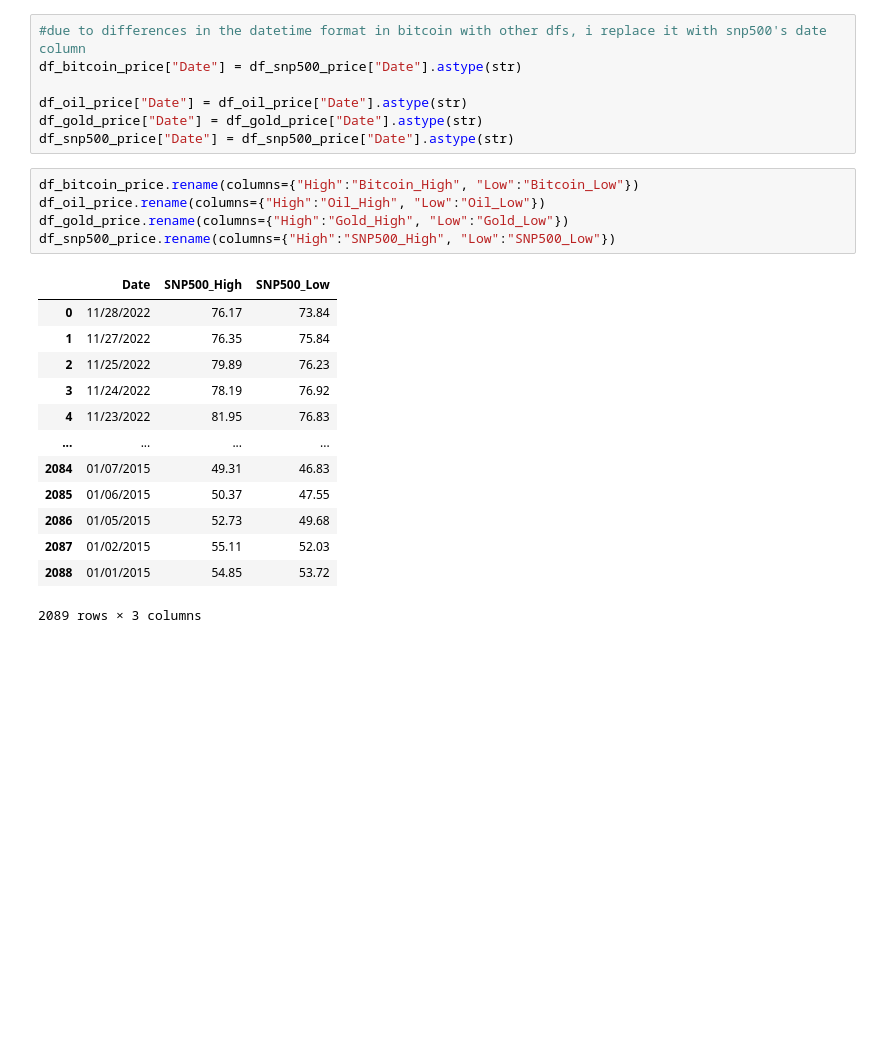
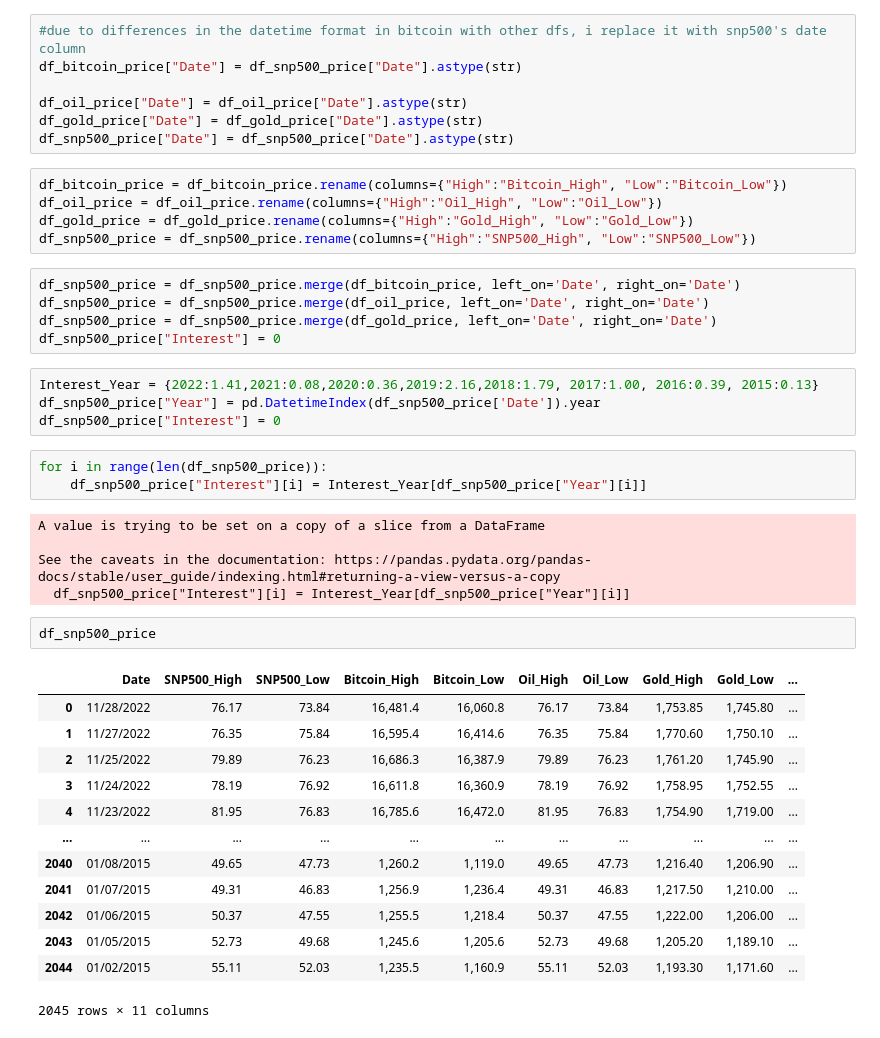
Before and after one commit to RyanKusnadi/data-engineering-pipeline-predicting-SNP500-price, a Jupyter notebook: ETL of Historical CSV data.ipynb, the cells around one changed output. Saved outputs shown, nothing was run; the diff lists cells and outputs as text; blank space fills up the shorter version.

Commit message:
Historical Data Processing Completed

```diff
--- a/ETL of Historical CSV data.ipynb
+++ b/ETL of Historical CSV data.ipynb
@@ -64,21 +64,40 @@ df_oil_price["Date"] = df_oil_price["Date"].astype(str)
 df_gold_price["Date"] = df_gold_price["Date"].astype(str)
 df_snp500_price["Date"] = df_snp500_price["Date"].astype(str)
 # %%
-df_bitcoin_price.rename(columns={"High":"Bitcoin_High", "Low":"Bitcoin_Low"})
-df_oil_price.rename(columns={"High":"Oil_High", "Low":"Oil_Low"})
-df_gold_price.rename(columns={"High":"Gold_High", "Low":"Gold_Low"})
-df_snp500_price.rename(columns={"High":"SNP500_High", "Low":"SNP500_Low"})
+df_bitcoin_price = df_bitcoin_price.rename(columns={"High":"Bitcoin_High", "Low":"Bitcoin_Low"})
+df_oil_price = df_oil_price.rename(columns={"High":"Oil_High", "Low":"Oil_Low"})
+df_gold_price = df_gold_price.rename(columns={"High":"Gold_High", "Low":"Gold_Low"})
+df_snp500_price = df_snp500_price.rename(columns={"High":"SNP500_High", "Low":"SNP500_Low"})
-# %% [output]
-|  | Date | SNP500_High | SNP500_Low |
-| 0 | 11/28/2022 | 76.17 | 73.84 |
-| 1 | 11/27/2022 | 76.35 | 75.84 |
-| 2 | 11/25/2022 | 79.89 | 76.23 |
-| 3 | 11/24/2022 | 78.19 | 76.92 |
-| 4 | 11/23/2022 | 81.95 | 76.83 |
-| ... | ... | ... | ... |
-| 2084 | 01/07/2015 | 49.31 | 46.83 |
-| 2085 | 01/06/2015 | 50.37 | 47.55 |
-| 2086 | 01/05/2015 | 52.73 | 49.68 |
-| 2087 | 01/02/2015 | 55.11 | 52.03 |
-| 2088 | 01/01/2015 | 54.85 | 53.72 |
-2089 rows × 3 columns
+# %%
+df_snp500_price = df_snp500_price.merge(df_bitcoin_price, left_on='Date', right_on='Date')
+df_snp500_price = df_snp500_price.merge(df_oil_price, left_on='Date', right_on='Date')
+df_snp500_price = df_snp500_price.merge(df_gold_price, left_on='Date', right_on='Date')
+df_snp500_price["Interest"] = 0
+# %%
+Interest_Year = {2022:1.41,2021:0.08,2020:0.36,2019:2.16,2018:1.79, 2017:1.00, 2016:0.39, 2015:0.13}
+df_snp500_price["Year"] = pd.DatetimeIndex(df_snp500_price['Date']).year
+df_snp500_price["Interest"] = 0
+# %%
+for i in range(len(df_snp500_price)):
+    df_snp500_price["Interest"][i] = Interest_Year[df_snp500_price["Year"][i]]
+# %% [output]
+A value is trying to be set on a copy of a slice from a DataFrame
+
+See the caveats in the documentation: https://pandas.pydata.org/pandas-docs/stable/user_guide/indexing.html#returning-a-view-versus-a-copy
+  df_snp500_price["Interest"][i] = Interest_Year[df_snp500_price["Year"][i]]
+# %%
+df_snp500_price
+# %% [output]
+|  | Date | SNP500_High | SNP500_Low | Bitcoin_High | Bitcoin_Low | Oil_High | Oil_Low | Gold_High | Gold_Low | ... |
+| 0 | 11/28/2022 | 76.17 | 73.84 | 16,481.4 | 16,060.8 | 76.17 | 73.84 | 1,753.85 | 1,745.80 | ... |
+| 1 | 11/27/2022 | 76.35 | 75.84 | 16,595.4 | 16,414.6 | 76.35 | 75.84 | 1,770.60 | 1,750.10 | ... |
+| 2 | 11/25/2022 | 79.89 | 76.23 | 16,686.3 | 16,387.9 | 79.89 | 76.23 | 1,761.20 | 1,745.90 | ... |
+| 3 | 11/24/2022 | 78.19 | 76.92 | 16,611.8 | 16,360.9 | 78.19 | 76.92 | 1,758.95 | 1,752.55 | ... |
+| 4 | 11/23/2022 | 81.95 | 76.83 | 16,785.6 | 16,472.0 | 81.95 | 76.83 | 1,754.90 | 1,719.00 | ... |
+| ... | ... | ... | ... | ... | ... | ... | ... | ... | ... | ... |
+| 2040 | 01/08/2015 | 49.65 | 47.73 | 1,260.2 | 1,119.0 | 49.65 | 47.73 | 1,216.40 | 1,206.90 | ... |
+| 2041 | 01/07/2015 | 49.31 | 46.83 | 1,256.9 | 1,236.4 | 49.31 | 46.83 | 1,217.50 | 1,210.00 | ... |
+| 2042 | 01/06/2015 | 50.37 | 47.55 | 1,255.5 | 1,218.4 | 50.37 | 47.55 | 1,222.00 | 1,206.00 | ... |
+| 2043 | 01/05/2015 | 52.73 | 49.68 | 1,245.6 | 1,205.6 | 52.73 | 49.68 | 1,205.20 | 1,189.10 | ... |
+| 2044 | 01/02/2015 | 55.11 | 52.03 | 1,235.5 | 1,160.9 | 55.11 | 52.03 | 1,193.30 | 1,171.60 | ... |
+2045 rows × 11 columns
```
Also changed, not shown: parts of 9 cells of this notebook, 3 other files.
